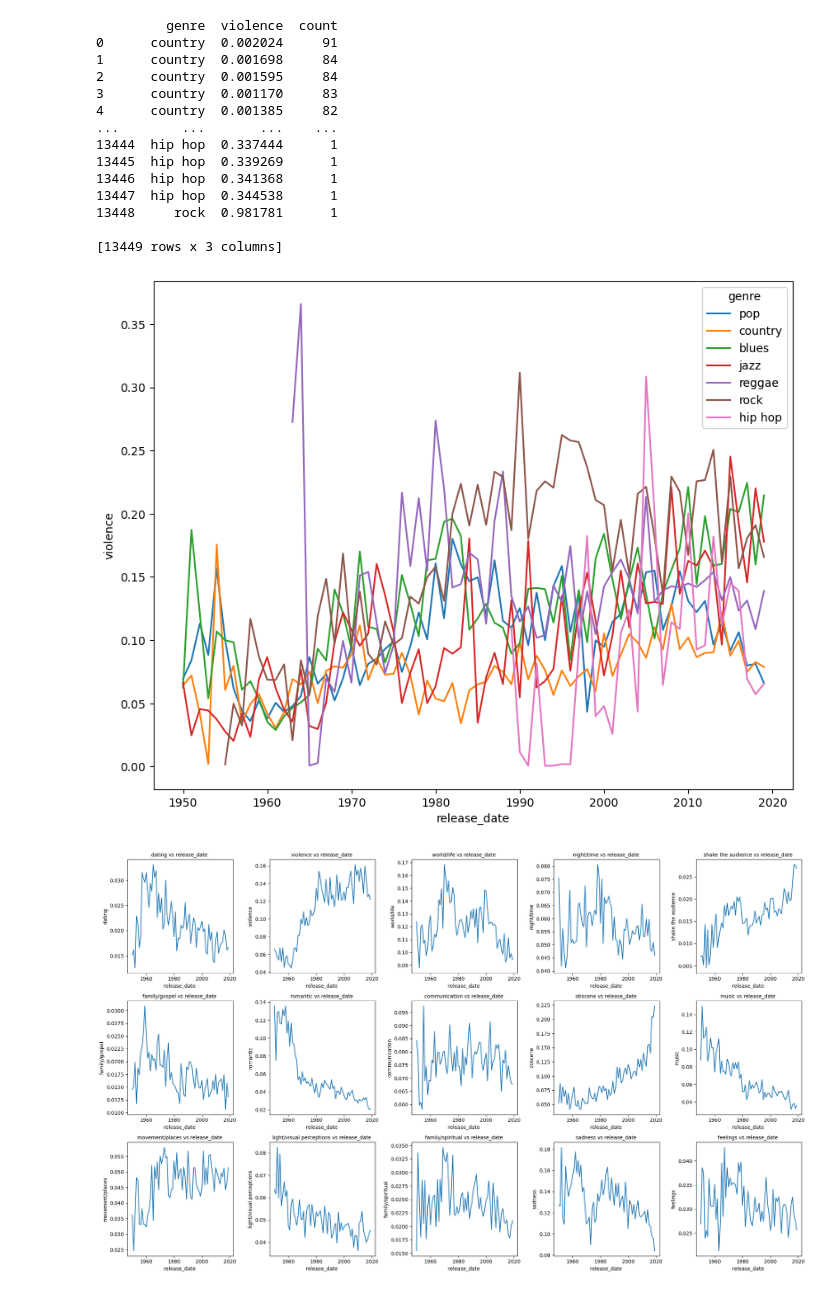
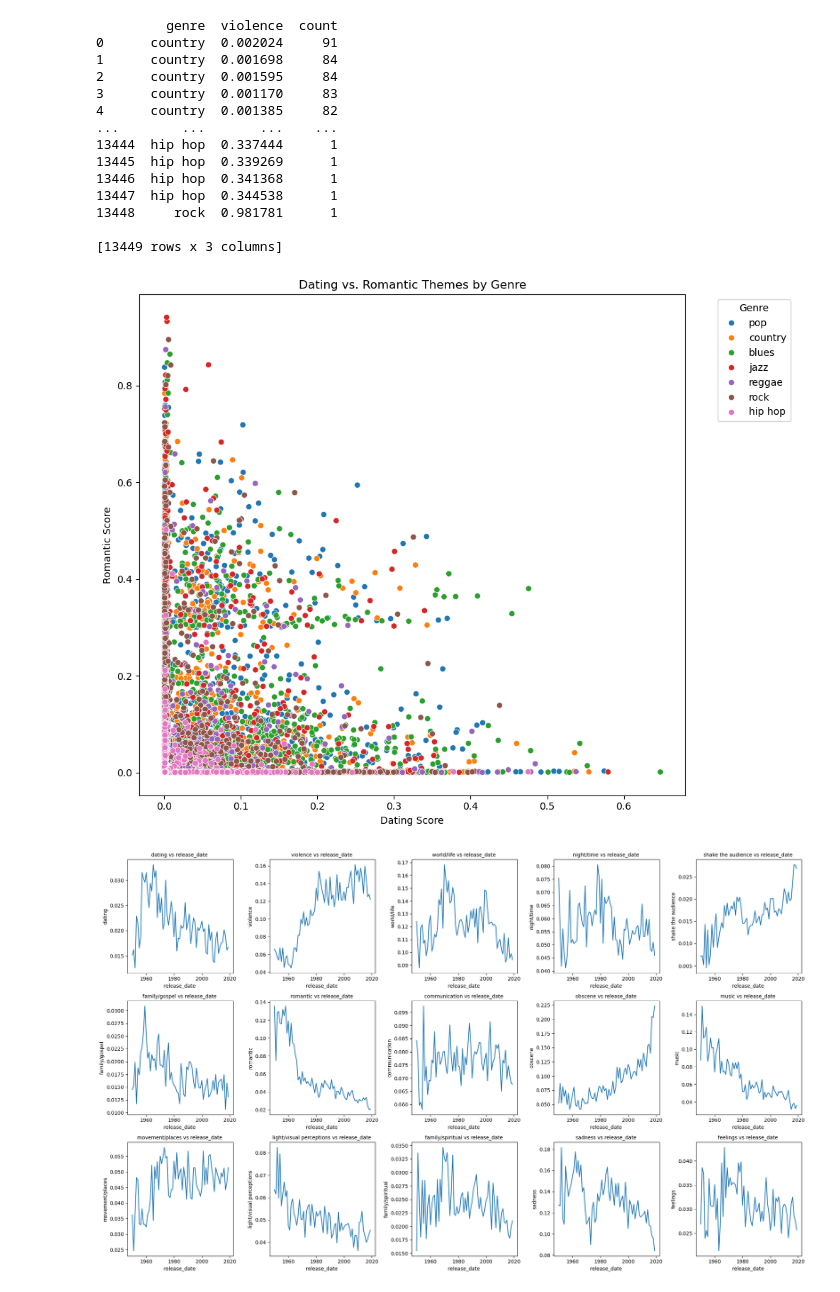
Before and after one commit to MaimunaBawa/Music_Recommendation_Algorithm, a Jupyter notebook: EDA-1.ipynb, the cells around one changed output. Saved outputs shown, nothing was run; the diff lists cells and outputs as text; code cells hidden in the pictures.

```diff
--- a/EDA-1.ipynb
+++ b/EDA-1.ipynb
@@ -237,15 +269,20 @@ print(df_genreV)
 13448     rock  0.981781      1
 
 [13449 rows x 3 columns]
-# %%
-# Genre,release_date & topics
-plt.figure(figsize=(10,8))
-topic_genre_counts_df = df.groupby(['genre', 'violence']).size().reset_index(name='count')
-sns.lineplot(data=df, x="release_date", y="violence",  hue ="genre", errorbar= None)
-
-df_genre = df.value_counts(["genre","violence"]).reset_index(name="count")
-# %% [output]
-[figure, removed]
+# %%
+plt.figure(figsize=(10, 8))
+# Create scatterplot using "dating", "romantic" & "genre" as hue
+sns.scatterplot(data=df, x="dating", y="romantic", hue="genre")
+plt.title("Dating vs. Romantic Themes by Genre")
+plt.xlabel("Dating Score")
+plt.ylabel("Romantic Score")
+
+# Moves legend outside
+plt.legend(title="Genre", bbox_to_anchor=(1.05, 1), loc='upper left')
+plt.tight_layout()
+plt.show()
+# %% [output]
+[figure, added]
 # %%
 # Explore various feature vs "release_date" using lineplot
 features = [
```
Also changed, not shown: parts of 8 cells of this notebook.
